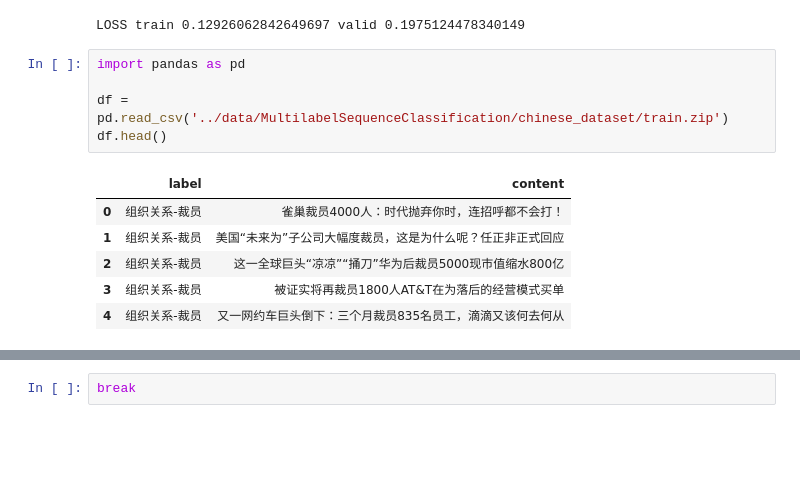
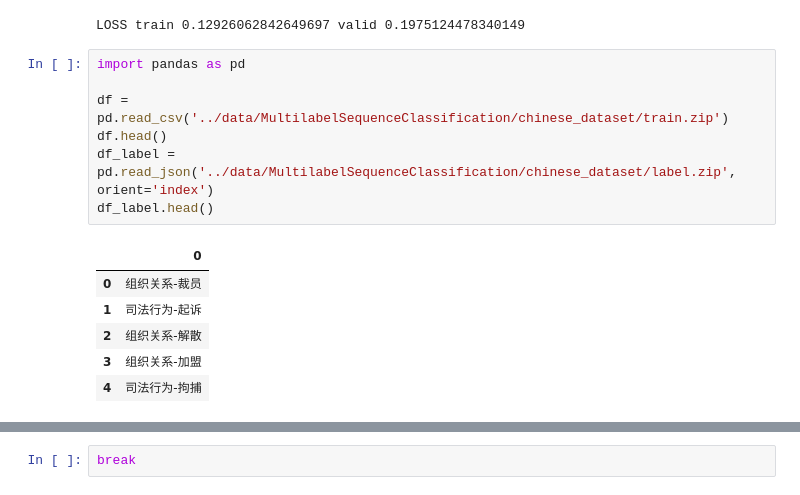
Before and after one commit to NanZhang1991/nlp, a Jupyter notebook: sequence_classification/longformer_zh/longformer_suquence_classification.ipynb, the cells around one changed output, grey strips where cells are left out. Drawn from its saved outputs; the diff is of its cells as text; blank space fills up the shorter version.

Commit message:
update chinese muti dataset

```diff
--- a/sequence_classification/longformer_zh/longformer_suquence_classification.ipynb
+++ b/sequence_classification/longformer_zh/longformer_suquence_classification.ipynb
@@ -296,12 +296,14 @@ LOSS train 0.12926062842649697 valid 0.1975124478340149
 # %%
 import pandas as pd
 
 df =  pd.read_csv('../data/MultilabelSequenceClassification/chinese_dataset/train.zip')
 df.head()
+df_label = pd.read_json('../data/MultilabelSequenceClassification/chinese_dataset/label.zip', orient='index')
+df_label.head()
 # %% [output]
-|  | label | content |
-| 0 | 组织关系-裁员 | 雀巢裁员4000人：时代抛弃你时，连招呼都不会打！ |
-| 1 | 组织关系-裁员 | 美国“未来为”子公司大幅度裁员，这是为什么呢？任正非正式回应 |
-| 2 | 组织关系-裁员 | 这一全球巨头“凉凉”“捅刀”华为后裁员5000现市值缩水800亿 |
-| 3 | 组织关系-裁员 | 被证实将再裁员1800人AT&T在为落后的经营模式买单 |
-| 4 | 组织关系-裁员 | 又一网约车巨头倒下：三个月裁员835名员工，滴滴又该何去何从 |
+|  | 0 |
+| 0 | 组织关系-裁员 |
+| 1 | 司法行为-起诉 |
+| 2 | 组织关系-解散 |
+| 3 | 组织关系-加盟 |
+| 4 | 司法行为-拘捕 |
```
Also changed, not shown: parts of 1 cell of this notebook, 2 other files.
